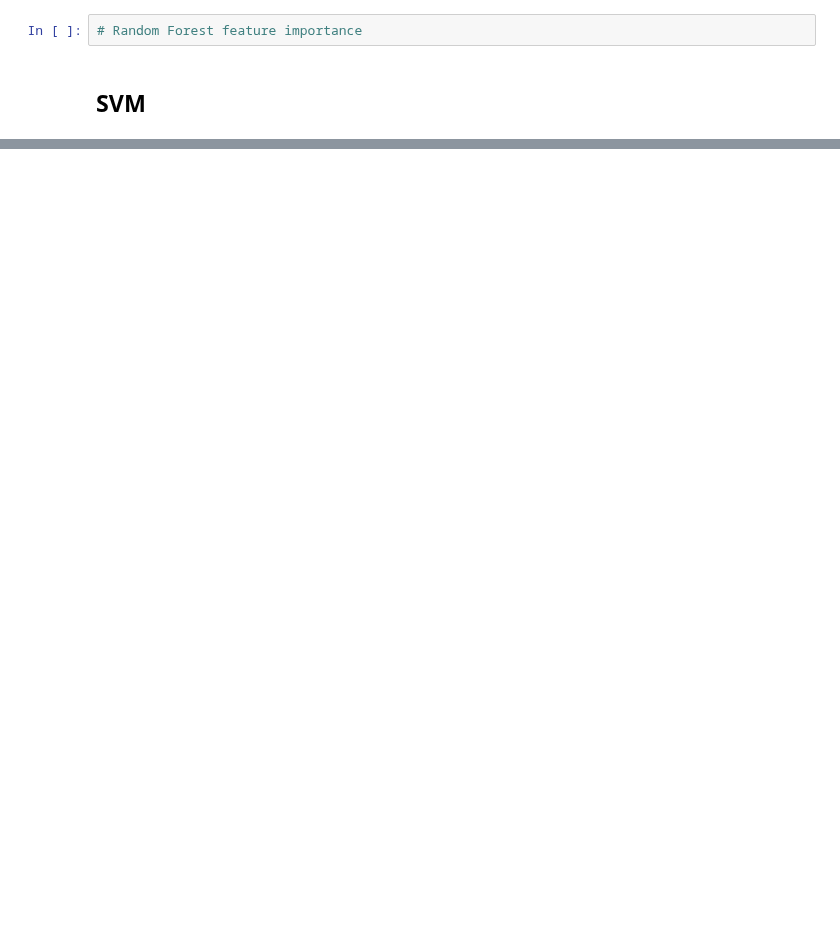
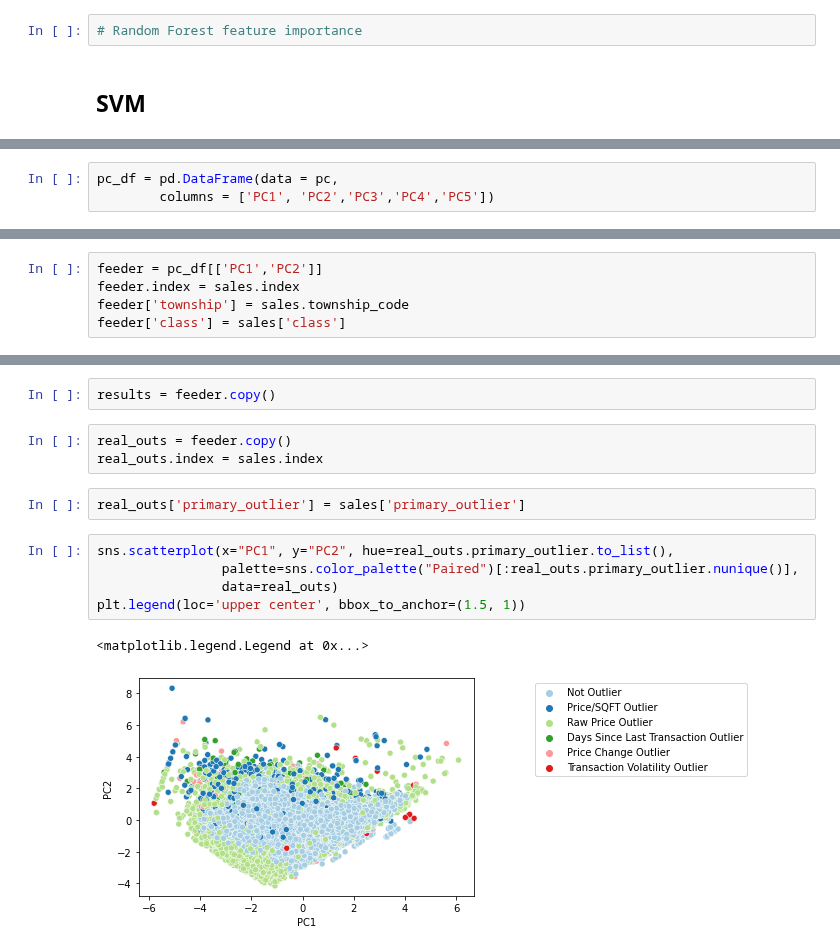
Before and after one commit to ccao-data/model-sales-val, a Jupyter notebook: outliers.ipynb, the cells around one changed output, grey strips where cells are left out. Cells and saved outputs as stored; diff of their text form; blank space fills up the shorter version.

```diff
--- a/outliers.ipynb
+++ b/outliers.ipynb
@@ -105,0 +118,3 @@ nu is 0.75 (array([-1,  1], dtype=int32), array([163539,  54600]))
+# %%
+pc_df = pd.DataFrame(data = pc,
+        columns = ['PC1', 'PC2','PC3','PC4','PC5'])
@@ -105,0 +137,5 @@ nu is 0.75 (array([-1,  1], dtype=int32), array([163539,  54600]))
+# %%
+feeder = pc_df[['PC1','PC2']]
+feeder.index = sales.index
+feeder['township'] = sales.township_code
+feeder['class'] = sales['class']
@@ -105,0 +153,15 @@ nu is 0.75 (array([-1,  1], dtype=int32), array([163539,  54600]))
+# %%
+results = feeder.copy()
+# %%
+real_outs = feeder.copy()
+real_outs.index = sales.index
+# %%
+real_outs['primary_outlier'] = sales['primary_outlier']
+# %%
+sns.scatterplot(x="PC1", y="PC2", hue=real_outs.primary_outlier.to_list(),
+                palette=sns.color_palette("Paired")[:real_outs.primary_outlier.nunique()],
+                data=real_outs)
+plt.legend(loc='upper center', bbox_to_anchor=(1.5, 1))
+# %% [output]
+<matplotlib.legend.Legend at 0x...>
+[figure, added]
```
Also changed, not shown: parts of 37 cells of this notebook.
